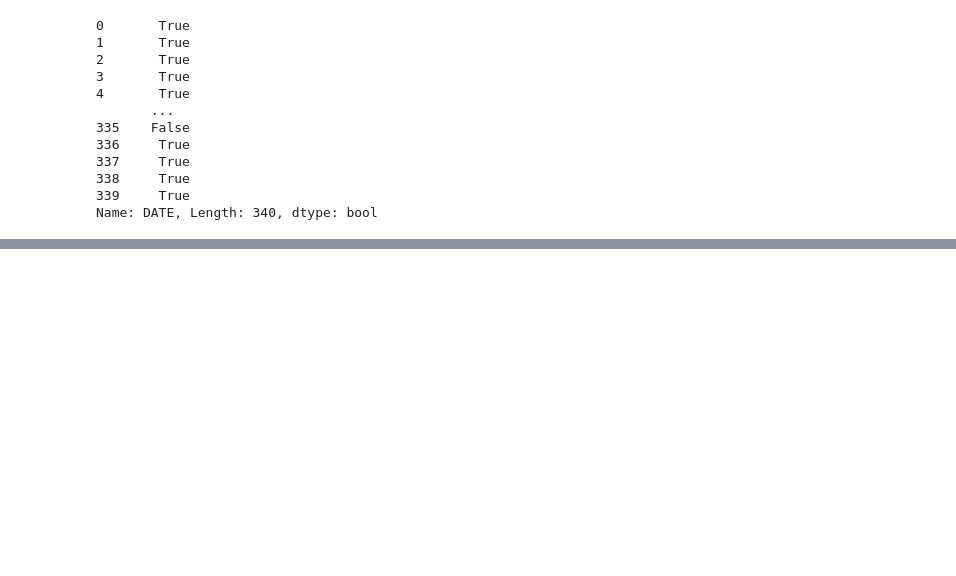
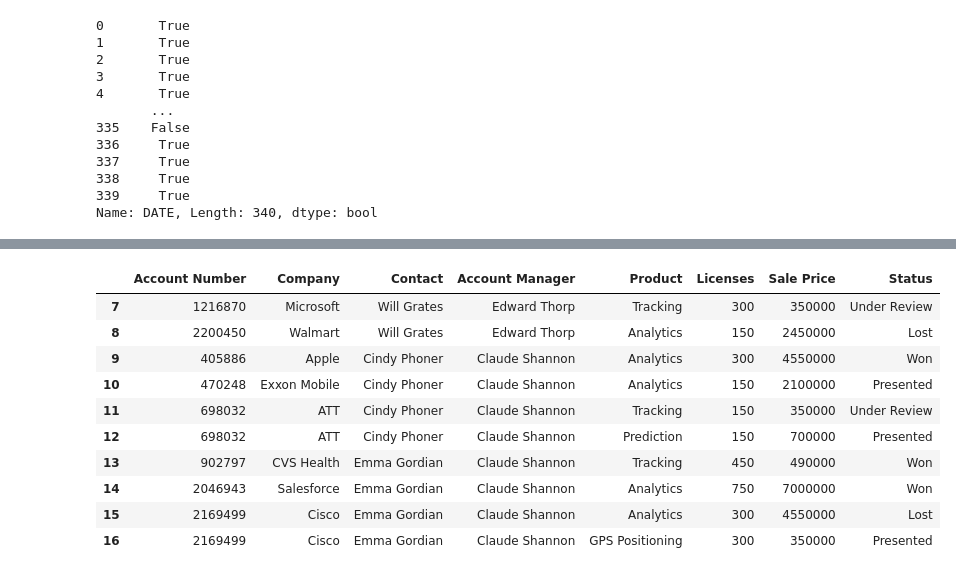
Before and after one commit to Jammal7/Introduction_to_Data_Science, a Jupyter notebook: ML/Pandas/Pandas_2.ipynb, the cells around one changed output, grey strips where cells are left out. Cells and saved outputs as stored; diff of their text form; code cells hidden in the pictures; blank space fills up the shorter version.

```diff
--- a/ML/Pandas/Pandas_2.ipynb
+++ b/ML/Pandas/Pandas_2.ipynb
@@ -387,0 +392,3 @@ Name: DATE, Length: 340, dtype: bool
+# %%
+df = pd.read_csv('../Data/Sales_Funnel_CRM.csv')
+df.head()
@@ -387,0 +408,14 @@ Name: DATE, Length: 340, dtype: bool
+# %%
+df.tail(10)
+# %% [output]
+|  | Account Number | Company | Contact | Account Manager | Product | Licenses | Sale Price | Status |
+| 7 | 1216870 | Microsoft | Will Grates | Edward Thorp | Tracking | 300 | 350000 | Under Review |
+| 8 | 2200450 | Walmart | Will Grates | Edward Thorp | Analytics | 150 | 2450000 | Lost |
+| 9 | 405886 | Apple | Cindy Phoner | Claude Shannon | Analytics | 300 | 4550000 | Won |
+| 10 | 470248 | Exxon Mobile | Cindy Phoner | Claude Shannon | Analytics | 150 | 2100000 | Presented |
+| 11 | 698032 | ATT | Cindy Phoner | Claude Shannon | Tracking | 150 | 350000 | Under Review |
+| 12 | 698032 | ATT | Cindy Phoner | Claude Shannon | Prediction | 150 | 700000 | Presented |
+| 13 | 902797 | CVS Health | Emma Gordian | Claude Shannon | Tracking | 450 | 490000 | Won |
+| 14 | 2046943 | Salesforce | Emma Gordian | Claude Shannon | Analytics | 750 | 7000000 | Won |
+| 15 | 2169499 | Cisco | Emma Gordian | Claude Shannon | Analytics | 300 | 4550000 | Lost |
+| 16 | 2169499 | Cisco | Emma Gordian | Claude Shannon | GPS Positioning | 300 | 350000 | Presented |
```
Also changed, not shown: parts of 23 cells of this notebook.
